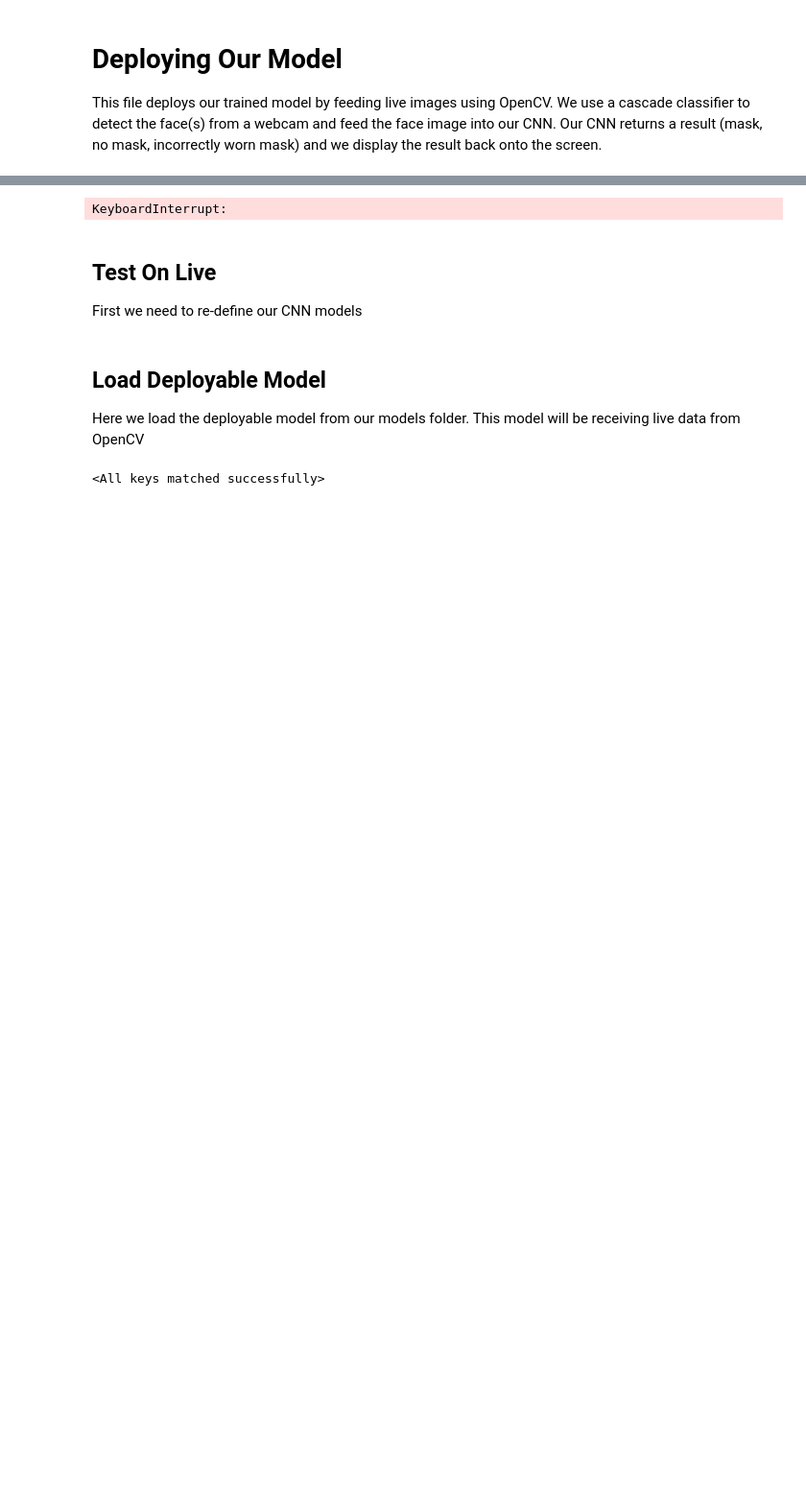
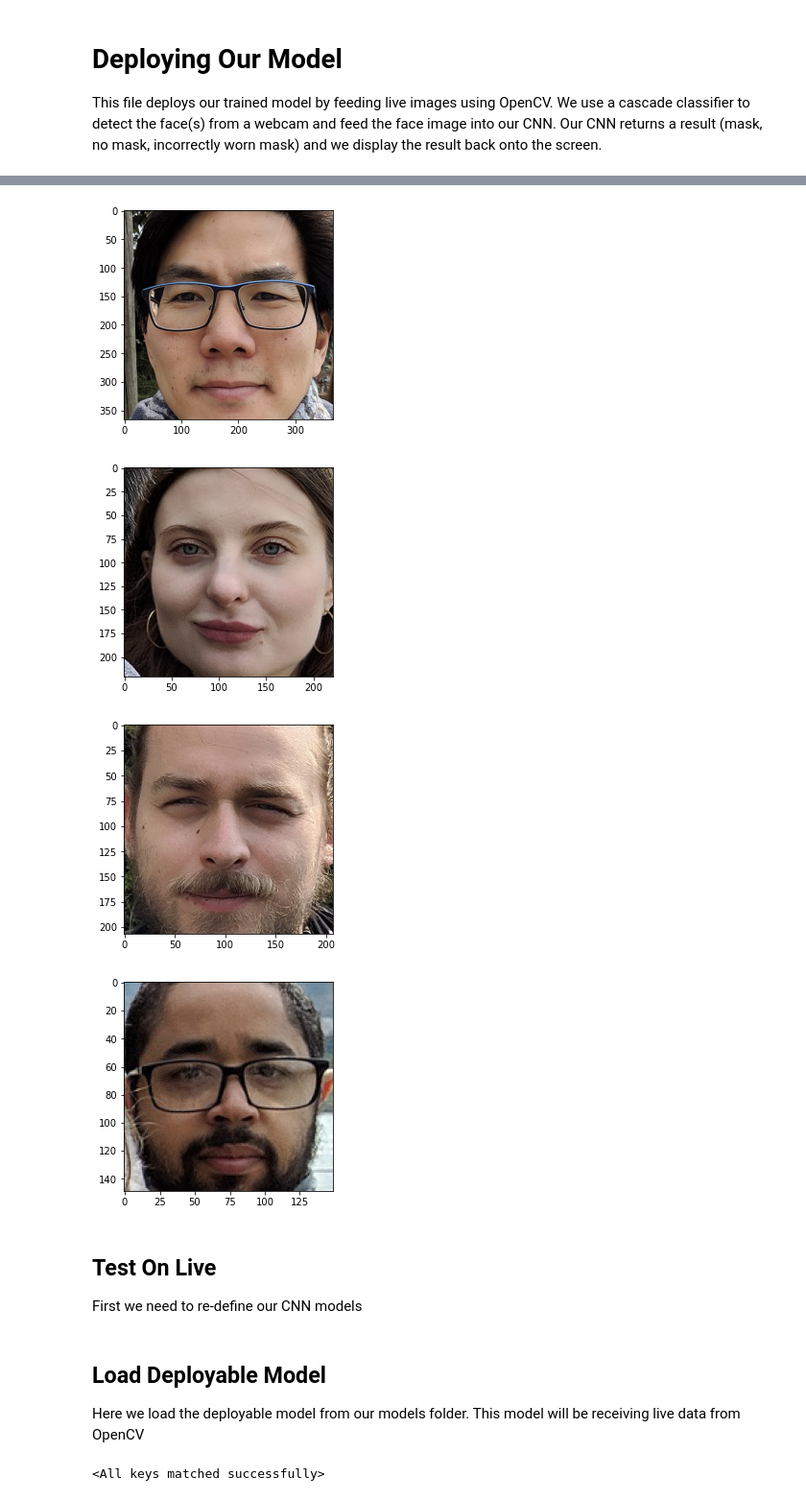
Before and after one commit to Edwinz28/mask-detector, a Jupyter notebook: face_detection.ipynb, the cells around one changed output, grey strips where cells are left out. Shown at 96% size. Drawn from its saved outputs; the diff is of its cells as text; code cells hidden in the pictures; blank space fills up the shorter version.

```diff
--- a/face_detection.ipynb
+++ b/face_detection.ipynb
@@ -17,16 +26,17 @@ First test the cascade classifier on a static image as videos are a series of st
 # %%
-input_img = cv2.imread('group_img_mask.jpg')
+#Extract faces
 gray = cv2.cvtColor(input_img, cv2.COLOR_BGR2GRAY)
 faces = face_detector.detectMultiScale(gray, scaleFactor=1.2, minNeighbors =5)
 
 for (x, y, w, h) in faces:
-    cv2.rectangle(input_img, (x, y), (x + w, y + h), (255, 0, 0), 2)
-
-cv2.imshow('image', input_img)
-cv2.waitKey(0)
-cv2.destroyAllWindows()
+    output = input_img[y:y+h, x:x+w]
+    plt.imshow(cv2.cvtColor(output, cv2.COLOR_BGR2RGB))
+    plt.show()
 # %% [output]
-KeyboardInterrupt:
+[figure, added]
+[figure, added]
+[figure, added]
+[figure, added]
 # %% [markdown]
 ## Test On Live
 First we need to re-define our CNN models
```
Also changed, not shown: parts of 4 cells of this notebook, 1 other file.
